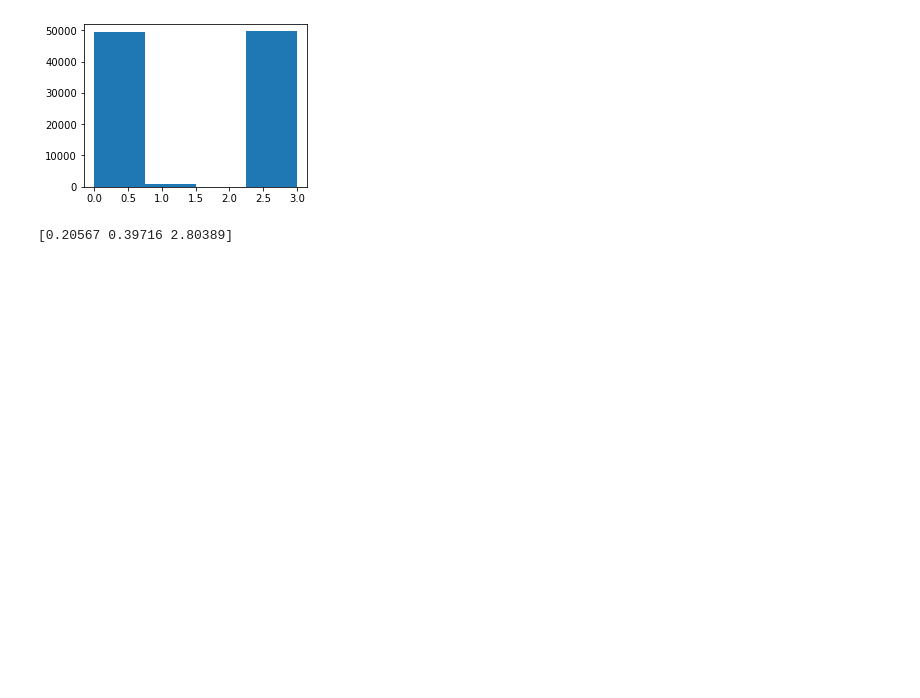
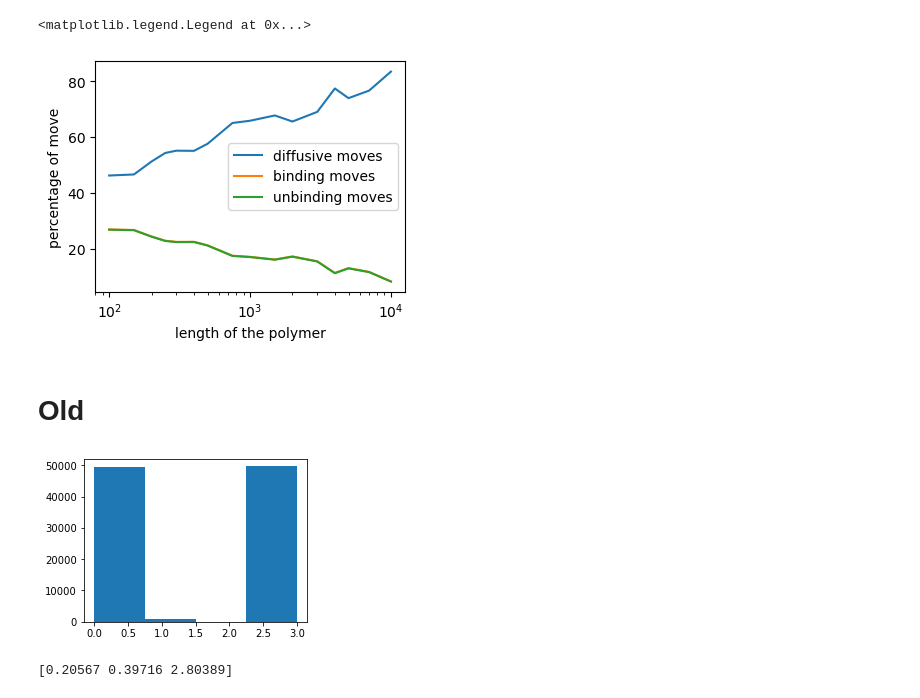
Before and after one commit to cachetdaspirine/Understand_aging_model, a Jupyter notebook: control_rate_of_diffusive_moves/Rate_of_diffusive_linkers.ipynb, the cells around one changed output. Saved outputs shown, nothing was run; the diff lists cells and outputs as text; code cells hidden in the pictures; blank space fills up the shorter version.

```diff
--- a/control_rate_of_diffusive_moves/Rate_of_diffusive_linkers.ipynb
+++ b/control_rate_of_diffusive_moves/Rate_of_diffusive_linkers.ipynb
@@ -44,3 +85,30 @@ plt.plot(X,Nloops)
+# %%
+length_list = [100,150,200,250,300,400,500,750,1000,1500,2000,3000,4000,5000,7000,10000]
+Npoints = length_list.__len__()
+percent_diff = np.zeros(Npoints,dtype=float)
+percent_bind = np.zeros_like(percent_diff)
+percent_unbind = np.zeros_like(percent_diff)
+for n,ell_tot in enumerate(length_list):
+    S = Gil.Gillespie(ell_tot,Nlinker=10,BindingEnergy=-10,kdiff=1,seed=199870,sliding=False)
+    percent = compute_percent_moves(S,step_tot)
+    percent_diff[n] =percent[1]
+    percent_bind[n] = percent[3]
+    percent_unbind[n] = percent[0]
+# %%
+plt.plot(length_list,percent_diff,label="diffusive moves")
+plt.plot(length_list,percent_bind,label='binding moves')
+plt.plot(length_list,percent_unbind,label='unbinding moves')
+plt.xlabel('length of the polymer')
+plt.ylabel('percentage of move')
+#plt.yscale('log')
+plt.xscale('log')
+#plt.plot(length_list,[100*length**-0.25 for length in length_list])
+plt.legend()
+# %% [output]
+<matplotlib.legend.Legend at 0x...>
+[figure, added]
+# %% [markdown]
+# Old
 # %%
 count,bin,graph = plt.hist(bind,bins=4)
 #plt.xticks([0,1,2,3],['unbind','diffuse_linker','slide','bind'])
```
Also changed, not shown: parts of 13 cells of this notebook, 3 other files.
